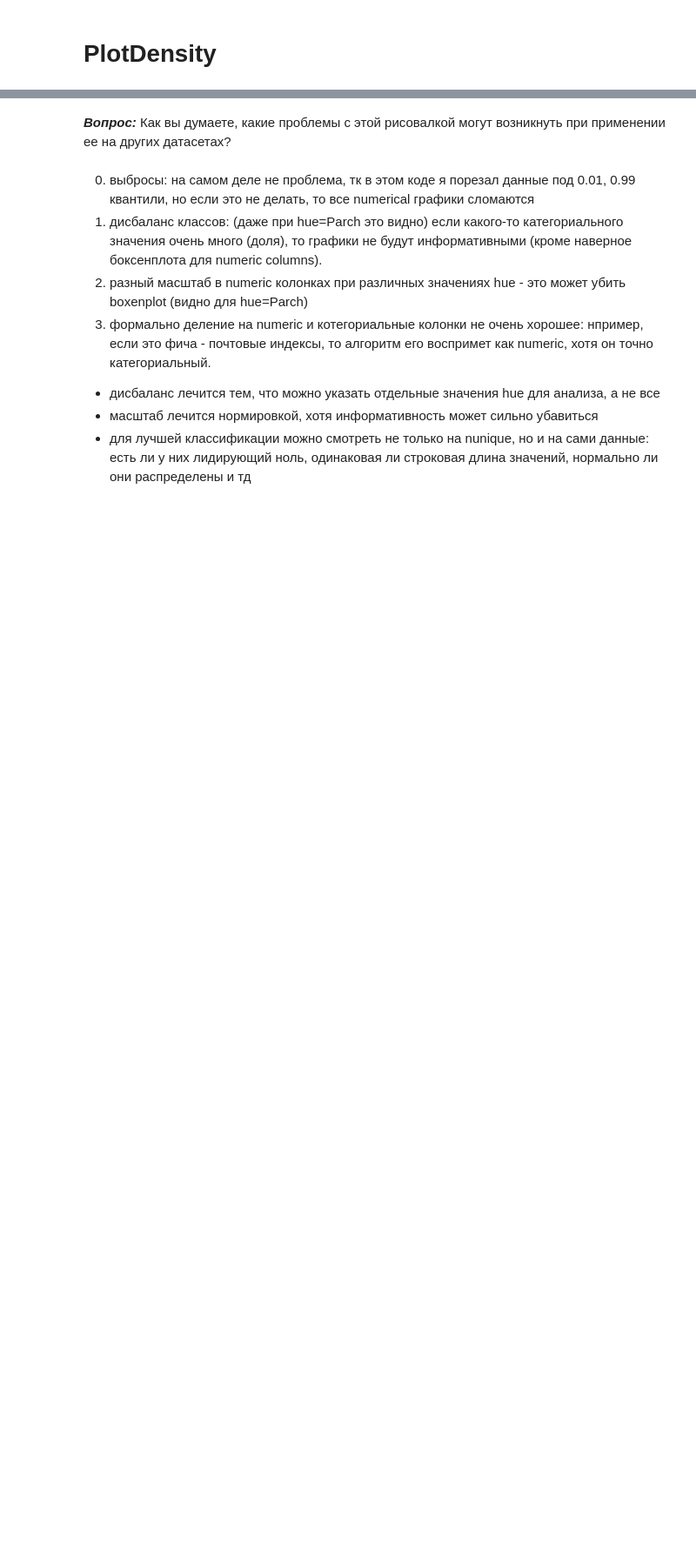
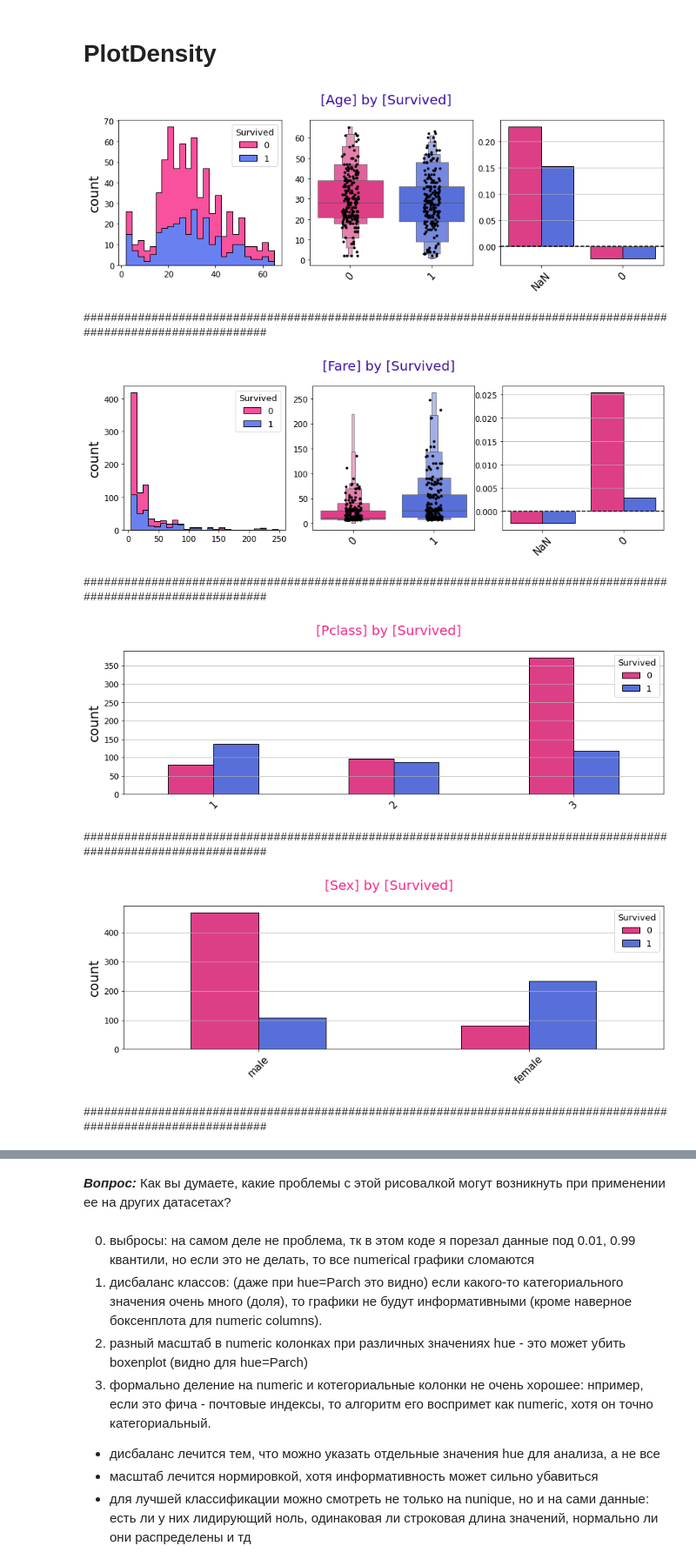
Before and after one commit to philurame/AI-Masters, a Jupyter notebook: ML/df_INFO.ipynb, the cells around one changed output, grey strips where cells are left out. Shown: that part at 87% size. Drawn from its saved outputs; the diff is of its cells as text; code cells hidden in the pictures; blank space fills up the shorter version.

```diff
--- a/ML/df_INFO.ipynb
+++ b/ML/df_INFO.ipynb
@@ -66,7 +83,7 @@ import seaborn as sns
 from pandas.api.types import is_numeric_dtype
 # %%
 class PlotDensity:
-  def __init__(self, df, hue=None, cols=None):
+  def __init__(self, df):
     '''
     This class provides a function for plotting densities depending on pivot column ("hue")
 
@@ -102,8 +119,7 @@ class PlotDensity:
       plots distribution of specified columns relatively to the hue - pivot column.
     '''
     self.df   = df
-    self.hue  = hue
-    self.cols = cols if cols else [col for col in df.columns if col!=hue]
+    self.hue  = None
     self.cols_numeric = []
     self.cols_category = []
 
@@ -114,14 +130,12 @@ class PlotDensity:
     self.eps_zero      = 1e-4
     self.mypalette = ["#F72585", "#4361EE", "#3A0CA3", "#7209B7", "#4CC9F0"]
 
-    self._divideCols()
-
   def _divideCols(self): pass
   def _fltrZero(self, df, col): pass
   def _fltrOutliers(self, df, col, lq, rq): pass
   def _dfTransform(self, T, col): pass
 
-  def plot_density(self, hue=None, cols=None):
+  def plot_density(self, hue, cols=None):
     '''
     Рисует распределения колонок cols
 
@@ -129,8 +143,8 @@ class PlotDensity:
     hue:  опорная колонка относительно которой идет сравнение на рисунках
     побочные атрибуты указаны в классе
     '''
-    self.hue  = hue  if hue else self.hue
-    self.cols = cols if (self._divideCols() and cols) else self.cols
+    self.hue  = hue
+    self._divideCols(cols if len(cols) else self.df.columns)
     hue_order = self.df[self.hue].unique()
     palette   = self.mypalette[:len(hue_order)] if len(hue_order)<=5 else sns.color_palette("husl", len(hue_order))
 
@@ -203,13 +217,13 @@ class PlotDensity:
 
   ################################################################################
   ################################################################################
-  def _divideCols(self):
+  def _divideCols(self, cols):
     '''
     divides columns into numerical ones and categorical ones
     using is_numeric_dtype and max_cat_thr
     '''
     self.cols_numeric, self.cols_category = [], []
-    for col in [i for i in self.cols if i!=self.hue]:
+    for col in [i for i in cols if i!=self.hue]:
       if (nonique:=self.df[col].nunique())>=self.max_cat_thr and is_numeric_dtype(self.df[col]):
         self.cols_numeric.append(col)
       elif nonique<self.max_cat_thr:
@@ -243,6 +257,16 @@ class PlotDensity:
         return self._fltrZero(self.df, col)
       case 'O':
         return self._fltrZero(self._fltrOutliers(self.df, col), col)
-
-# simple usage:
-# PlotDensity(df).plot_density(hue='Sex')
+# %%
+# пример работы
+obj = PlotDensity(df)
+obj.plot_density(hue='Survived', cols=df.columns)
+# %% [output]
+[figure, added]
+#################################################################################################################
+[figure, added]
+#################################################################################################################
+[figure, added]
+#################################################################################################################
+[figure, added]
+#################################################################################################################
```
Also changed, not shown: parts of 2 cells of this notebook.
